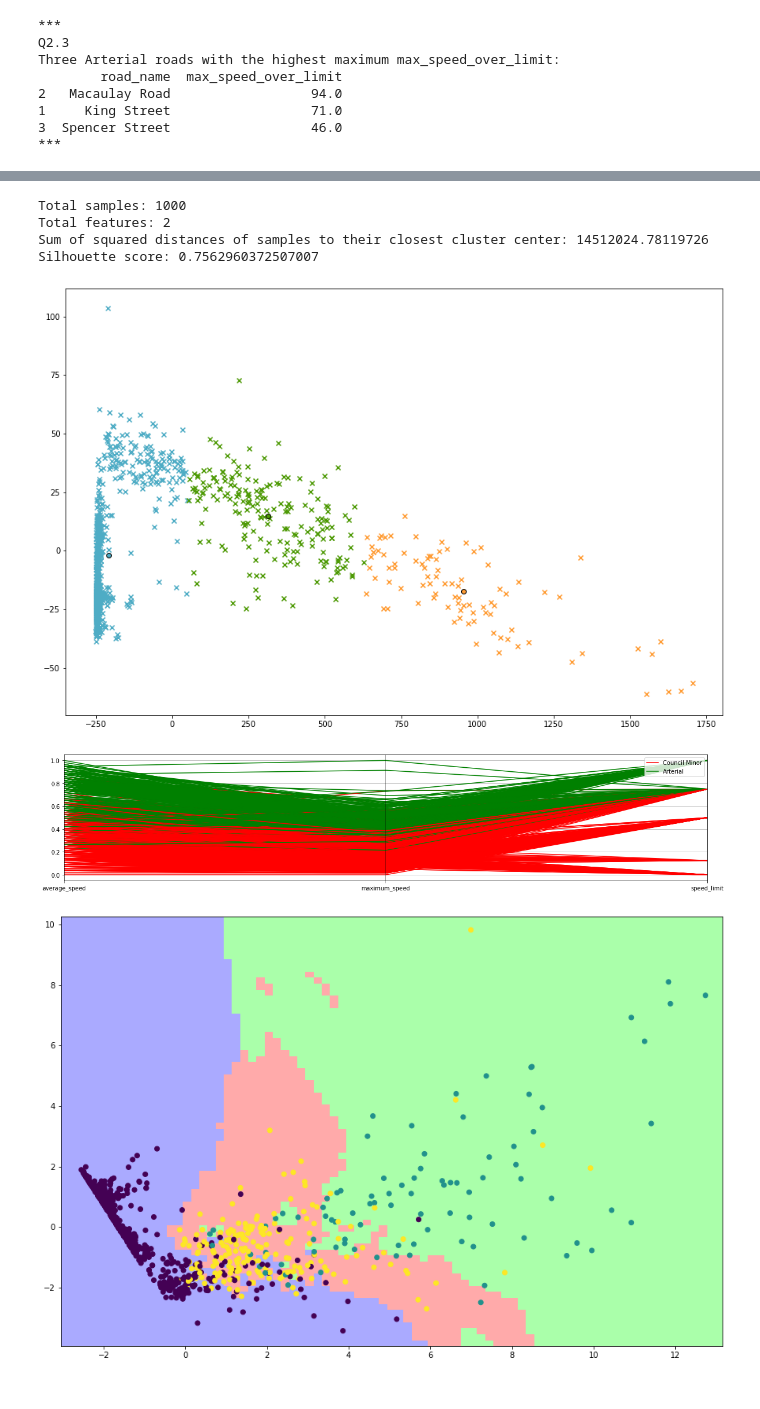
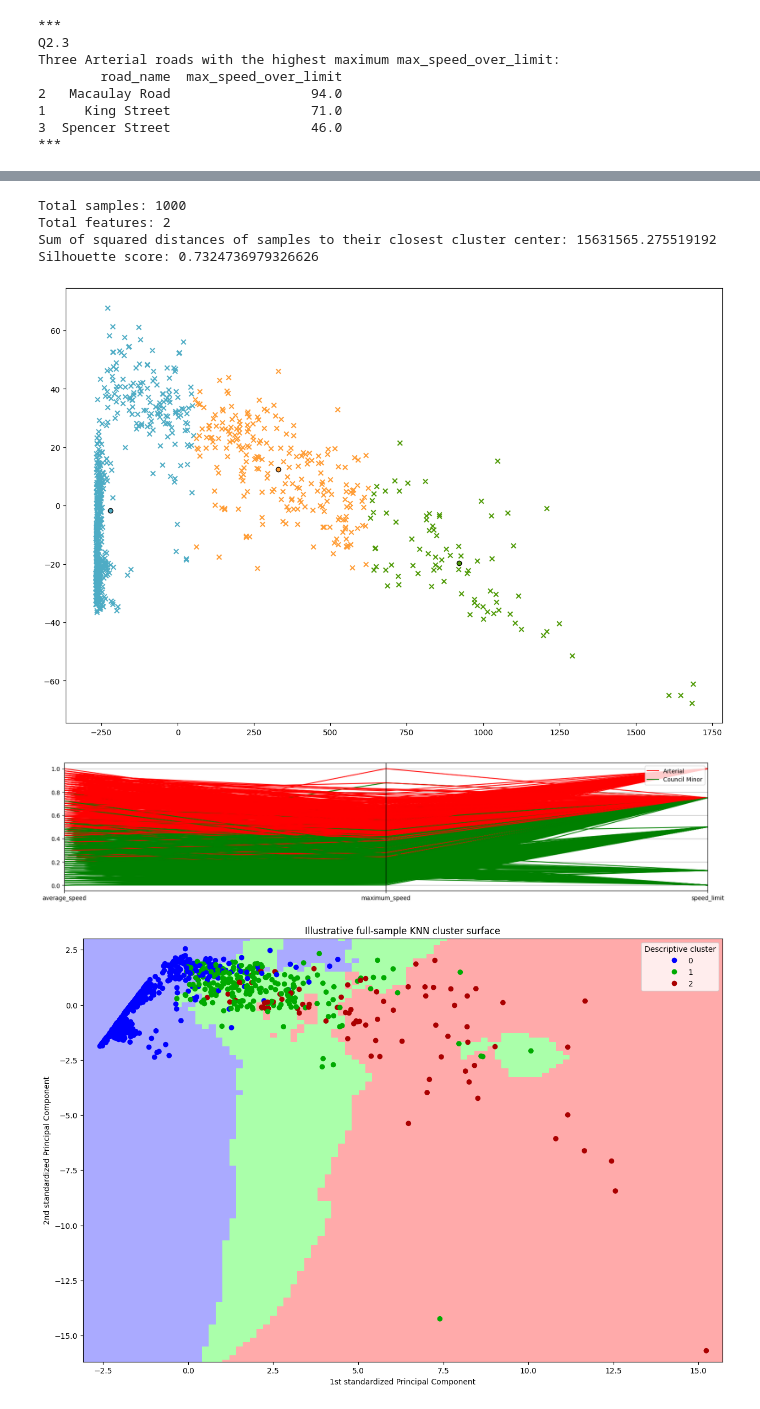
Before and after one commit to chenjiang0819/TrafficAnalyse, a Jupyter notebook: project.ipynb, the cells around one changed output, grey strips where cells are left out. Saved outputs shown, nothing was run; the diff lists cells and outputs as text; code cells hidden in the pictures.

```diff
--- a/project.ipynb
+++ b/project.ipynb
@@ -111,13 +114,13 @@ print ('Q1.2')
 #Clear the specific data rather than remove all empty slots of the original dataset because of keeping as more
 #information as possible
 trasvy['maximum_speed']= trasvy['maximum_speed'].replace('-', '',)
-trasvy['maximum_speed'] = pd.to_numeric(trasvy['maximum_speed'])
+trasvy['maximum_speed'] = pd.to_numeric(trasvy['maximum_speed'], errors='coerce')
 
 
 traffic = trasvy
 
 
-traffic = traffic.dropna(subset=["maximum_speed"])
+traffic = traffic.dropna(subset=["maximum_speed"]).copy()
 
 
 
@@ -304,12 +307,13 @@ plt.show()
 #Q3.2 a
 
 special_traffic = pd.read_csv('special_traffic.csv',encoding = 'ISO-8859-1')
-special_traffic = special_traffic.sample(n=1000)
+special_traffic = special_traffic.sample(n=1000, random_state=2026).copy()
 specffic = special_traffic.iloc[:,1:19]
 
 # always wash data first
-specffic= specffic.replace('-', '')
+specffic = specffic.apply(pd.to_numeric, errors='coerce')
 specffic = specffic.dropna()
+special_traffic = special_traffic.loc[specffic.index].copy()
 
 from sklearn.preprocessing import StandardScaler
 from sklearn.decomposition import PCA as sklearnPCA
@@ -373,7 +377,7 @@ Knum = []
 # put the data, which is the sum of squared distances of samples to their closest cluster centre, into the array.
 K = range(1,10)
 for k in K:
-    km = KMeans(n_clusters=k, random_state=1000)
+    km = KMeans(n_clusters=k, random_state=1000, n_init=10)
     km.fit(tra_sklearn)
     Knum.append(km.inertia_)
 
@@ -390,7 +392,7 @@ comment:
 # %%
 #Q3.3 b
 
-kmeans = KMeans(n_clusters=3)
+kmeans = KMeans(n_clusters=3, random_state=2026, n_init=10)
 kmeans.fit(tra_sklearn)
 
 # find out which class each data is in
@@ -401,8 +403,8 @@ label = kmeans.labels_
 #inertia = kmeans.inertia_
 
 #plot bar graph, and the total data amount should be 1000
-plt.xticks(np.arange(0.3,3,0.7),['centroids 1' , 'centroids 2' , 'centroids 3'], rotation=0)
-plt.hist(label,bins =5,rwidth=0.95)
+plt.xticks([0, 1, 2],['centroids 1' , 'centroids 2' , 'centroids 3'], rotation=0)
+plt.hist(label,bins =np.arange(-0.5, 3.5, 1),rwidth=0.95)
 plt.title('The size of each cluster')
 plt.xlabel('Clusters')
 plt.ylabel('Size')
@@ -446,9 +448,9 @@ plt.show()
 # %% [output]
 Total samples: 1000
 Total features: 2
-Sum of squared distances of samples to their closest cluster center: 14512024.78119726
-Silhouette score: 0.7562960372507007
+Sum of squared distances of samples to their closest cluster center: 15631565.275519192
+Silhouette score: 0.7324736979326626
-[figure, old version]
+[figure, new version]
 # %%
 #Q3.3 Method2
 from pandas.plotting import parallel_coordinates
@@ -467,19 +469,20 @@ fig.add_subplot(rows,cols,1)
 parallel_coordinates(special_traffic[['average_speed','maximum_speed','speed_limit','StrType']],'StrType',color=["r","g"])
 plt.show()
 # %% [output]
-[figure, old version]
+[figure, new version]
 # %%
+# Illustrative full-sample cluster surface; not a held-out traffic-label accuracy test.
 #Q3.3 d Method3
 from sklearn.neighbors import KNeighborsClassifier
 from matplotlib.colors import ListedColormap
 
-tra_sklearn1 = special_traffic
+tra_sklearn1 = specffic.copy()
 
 # wash data first
-tra_sklearn1= tra_sklearn1.replace('-', '')
+
 tra_sklearn1 = tra_sklearn1.dropna()
 
-tra_sklearn1 = tra_sklearn1.iloc[:,1:19]
+
 
 #standardisation
 scaler = StandardScaler().fit(tra_sklearn1.values)
@@ -503,32 +506,36 @@ cmap_light = ListedColormap(['#AAAAFF','#AAFFAA','#FFAAAA'])
 
 h = 0.2
 
 
 xx, yy = np.meshgrid(np.arange(x_min, x_max, h), np.arange(y_min, y_max,h))
 
 for i in range(tra_sklearn2.shape[0]):
     indexx.append(i)
 
 # implement the knn method on data set
 
 knn = KNeighborsClassifier(algorithm='auto', leaf_size=30, metric='minkowski',
                      metric_params=None, n_jobs=None, n_neighbors=5, p=2,
                      weights='uniform')
 
 knn.fit(tra_sklearn2,label)
 
 
 result = knn.predict(np.c_[xx.ravel(),yy.ravel()])
 result = result.reshape(xx.shape)
 
 plt.figure(figsize=(15,10))
 plt.pcolormesh(xx,yy,result,cmap = cmap_light)
 
 
 # Plot the training points
-plt.scatter(tra_sklearn2[:,0],tra_sklearn2[:,1],c = label)
+points = plt.scatter(tra_sklearn2[:,0],tra_sklearn2[:,1],c=label, cmap=ListedColormap(['#0000FF','#00AA00','#AA0000']))
+plt.legend(*points.legend_elements(), title='Descriptive cluster')
+plt.xlabel('1st standardized Principal Component')
+plt.ylabel('2nd standardized Principal Component')
+plt.title('Illustrative full-sample KNN cluster surface')
 plt.xlim(xx.min(), xx.max())
 plt.ylim(yy.min(), yy.max())
 plt.show()
 # %% [output]
-[figure, old version]
+[figure, new version]
```
Also changed, not shown: parts of 11 cells of this notebook, 4 other files.
